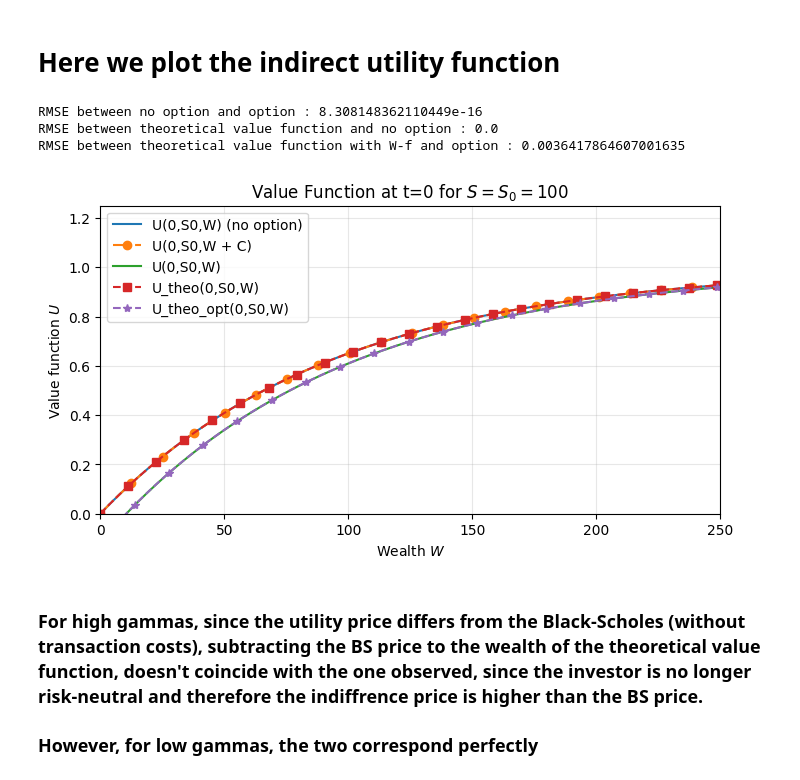
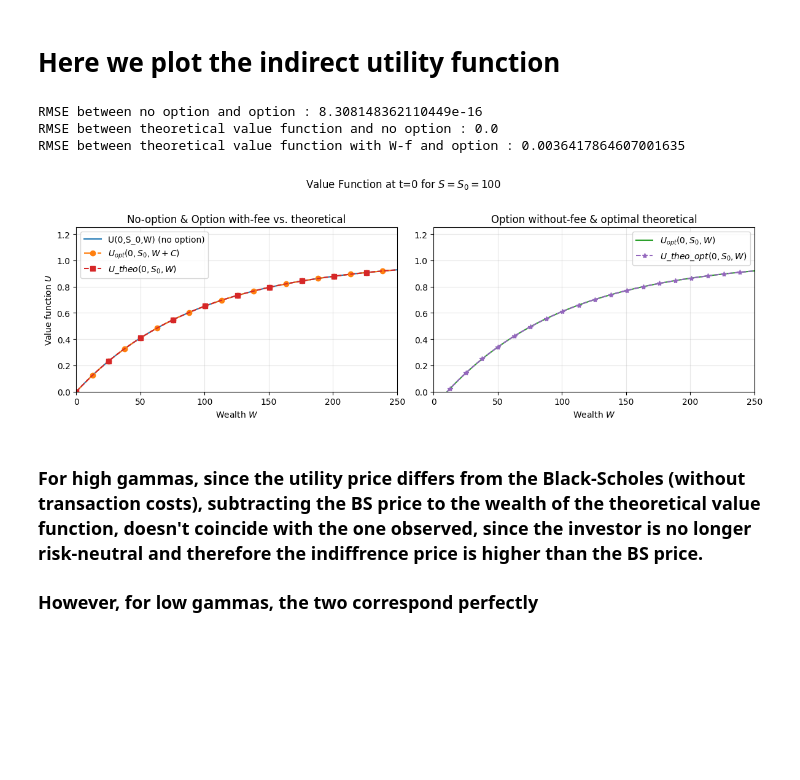
Before and after one commit to JulesArzel/Deep_Hedging_v2, a Jupyter notebook: New approach/4.1 Option pricing with transaction costs.ipynb, the cells around one changed output. Cells and saved outputs as stored; diff of their text form; code cells hidden in the pictures; blank space fills up the shorter version.

```diff
--- a/New approach/4.1 Option pricing with transaction costs.ipynb
+++ b/New approach/4.1 Option pricing with transaction costs.ipynb
@@ -795,8 +799,8 @@ RMSE at t=0.10 : 0.0028024130012175856
 from IPython.display import display
 
 
-tc_list     = [0.0, 0.005, 0.01, 0.02]      # transaction cost levels
-strike_list = [5, 10, 15, 20]               # strikes to compare
+tc_list     = [0.0, 0.01, 0.05]      # transaction cost levels
+strike_list = [80, 100, 120]               # strikes to compare
 gamma_list  = [0.5, 0.0001]                 # two γ values
 N           = 500
 
@@ -904,48 +908,63 @@ U_theo = [
         * w
         / np.exp(-pricer0.r * pricer0.T)
         - factor
       )
     for w in W
 ]
 
 bs = BS.closed_formula()
 
 U_theo_opt = [
     1
     - np.exp(
         -pricer0.gamma
         * (w-bs)
         / np.exp(-pricer0.r * pricer0.T)
         - factor
       )
     for w in W
 ]
 
 
 print(f'RMSE between no option and option : {np.sqrt(np.sum((U_no-U_withfee)**2))}')
 print(f'RMSE between theoretical value function and no option : {np.sqrt(np.sum((U_no-U_theo)**2))}')
 print(f'RMSE between theoretical value function with W-f and option : {np.sqrt(np.sum((U_withoutfee-U_theo_opt)**2))}')
 
-# 4) plot
-plt.figure(figsize=(8,4))
-plt.plot(W,         U_no,      label='U(0,S0,W) (no option)',   color='C0')
-plt.plot(W,         U_withfee, '-.', label='U(0,S0,W + C)', marker='o', markevery=10,    color='C1')
-plt.plot(W,         U_withoutfee, '-', label='U(0,S0,W)',       color='C2')
-plt.plot(W,         U_theo, '--', label='U_theo(0,S0,W)', marker='s', markevery=9,    color='C3')
-plt.plot(W,         U_theo_opt, '--', label='U_theo_opt(0,S0,W)', marker='*', markevery=11,    color='C4')
-plt.xlabel('Wealth $W$')
-plt.ylabel('Value function $U$')
-plt.title(f'Value Function at t=0 for $S=S_0={pricer0.S0}$')
-plt.legend()
-plt.grid(alpha=0.3)
-plt.ylim((0,1.25))
-plt.xlim(0, W.max())
+fig, axes = plt.subplots(nrows=1, ncols=2, figsize=(12, 4))
+
+# Left subplot: first three curves
+axes[0].plot(W, U_no,           label='U(0,S_0,W) (no option)',    color='C0')
+axes[0].plot(W, U_withfee, '-.', label='$U_{opt}(0,S_0,W + C)$',            marker='o', markevery=10, color='C1')
+axes[0].plot(W, U_theo,   '--',  label='$U\_theo(0,S_0,W)$',          marker='s', markevery=20,  color='C3')
+axes[0].set_xlabel('Wealth $W$')
+axes[0].set_ylabel('Value function $U$')
+axes[0].set_title('No-option & Option with-fee vs. theoretical')
+axes[0].legend()
+axes[0].grid(alpha=0.3)
+axes[0].set_ylim(0, 1.25)
+axes[0].set_xlim(0, W.max())
+
+# Right subplot: the other two curves
+axes[1].plot(W, U_withoutfee, '-',  label='$U_{opt}(0,S_0,W)$',             color='C2')
+axes[1].plot(W, U_theo_opt,   '--', label='$U\_theo\_opt(0,S_0,W)$',    marker='*', markevery=10, color='C4')
+axes[1].set_xlabel('Wealth $W$')
+# you can omit ylabel on the right if you want to save space
+axes[1].set_title('Option without-fee & optimal theoretical')
+axes[1].legend()
+axes[1].grid(alpha=0.3)
+axes[1].set_ylim(0, 1.25)
+axes[1].set_xlim(0, W.max())
+
+# Overall title
+fig.suptitle(f'Value Function at t=0 for $S=S_0={pricer0.S0}$', y=1.02)
+
+fig.tight_layout()
 plt.show()
 # %% [output]
 RMSE between no option and option : 8.308148362110449e-16
 RMSE between theoretical value function and no option : 0.0
 RMSE between theoretical value function with W-f and option : 0.0036417864607001635
-[figure, old version]
+[figure, new version]
 # %% [markdown]
 ### For high gammas, since the utility price differs from the Black-Scholes (without transaction costs), subtracting the BS price to the wealth of the theoretical value function, doesn't coincide with the one observed, since the investor is no longer risk-neutral and therefore the indiffrence price is higher than the BS price.
 ### However, for low gammas, the two correspond perfectly
```
Also changed, not shown: parts of 9 cells of this notebook, 2 other files.
